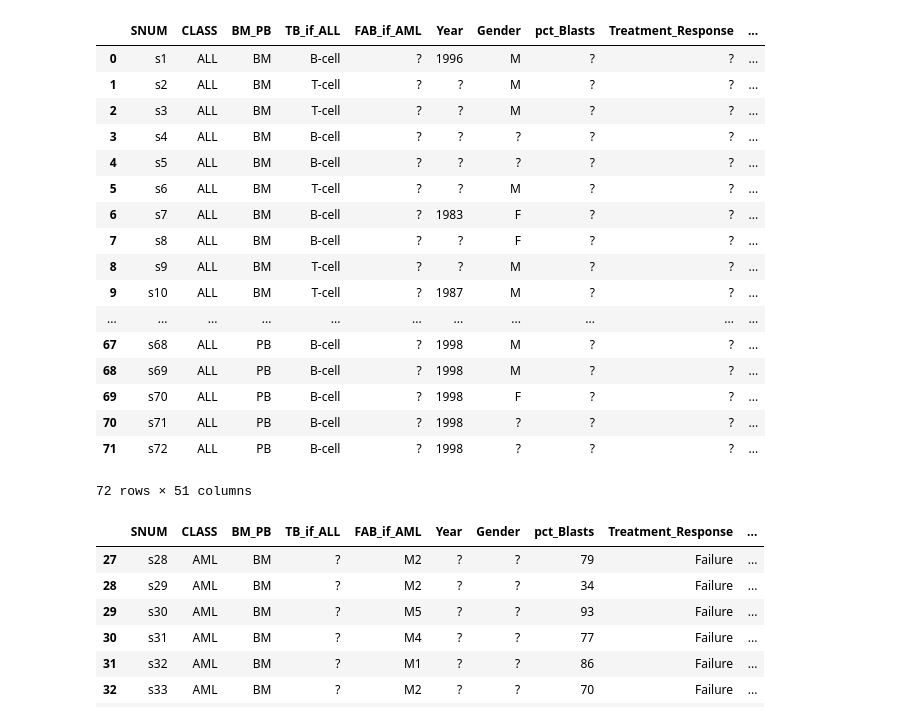
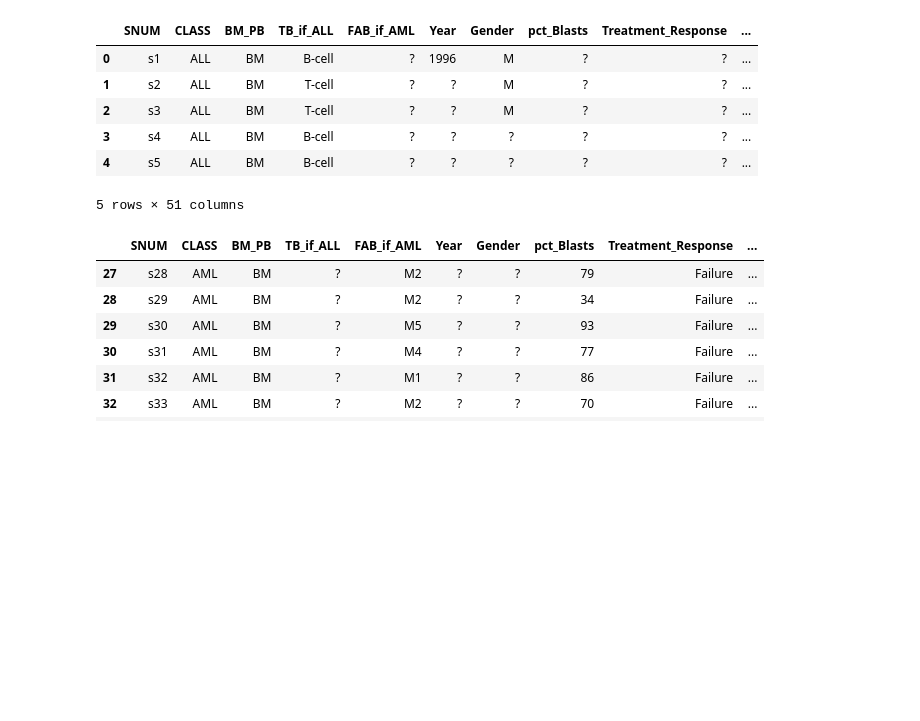
Before and after one commit to erfanMhi/kdnuggets-data-mining-course, a Jupyter notebook: Phase 5/Untitled.ipynb, the cells around one changed output. Cells and saved outputs as stored; diff of their text form; code cells hidden in the pictures; blank space fills up the shorter version.

```diff
--- a/Phase 5/Untitled.ipynb
+++ b/Phase 5/Untitled.ipynb
@@ -43,26 +44,15 @@ def download_file(url,output_file,unzip=False,output_dir='') :
 file = download_file(root_url + data_file,data_file,False,root_data)
 # %%
 data = pd.read_csv(file)
-data
+data.head(5)
 # %% [output]
 |  | SNUM | CLASS | BM_PB | TB_if_ALL | FAB_if_AML | Year | Gender | pct_Blasts | Treatment_Response | ... |
 | 0 | s1 | ALL | BM | B-cell | ? | 1996 | M | ? | ? | ... |
 | 1 | s2 | ALL | BM | T-cell | ? | ? | M | ? | ? | ... |
 | 2 | s3 | ALL | BM | T-cell | ? | ? | M | ? | ? | ... |
 | 3 | s4 | ALL | BM | B-cell | ? | ? | ? | ? | ? | ... |
 | 4 | s5 | ALL | BM | B-cell | ? | ? | ? | ? | ? | ... |
-| 5 | s6 | ALL | BM | T-cell | ? | ? | M | ? | ? | ... |
-| 6 | s7 | ALL | BM | B-cell | ? | 1983 | F | ? | ? | ... |
-| 7 | s8 | ALL | BM | B-cell | ? | ? | F | ? | ? | ... |
-| 8 | s9 | ALL | BM | T-cell | ? | ? | M | ? | ? | ... |
-| 9 | s10 | ALL | BM | T-cell | ? | 1987 | M | ? | ? | ... |
-| ... | ... | ... | ... | ... | ... | ... | ... | ... | ... | ... |
-| 67 | s68 | ALL | PB | B-cell | ? | 1998 | M | ? | ? | ... |
-| 68 | s69 | ALL | PB | B-cell | ? | 1998 | M | ? | ? | ... |
-| 69 | s70 | ALL | PB | B-cell | ? | 1998 | F | ? | ? | ... |
-| 70 | s71 | ALL | PB | B-cell | ? | 1998 | ? | ? | ? | ... |
-| 71 | s72 | ALL | PB | B-cell | ? | 1998 | ? | ? | ? | ... |
-72 rows × 51 columns
+5 rows × 51 columns
 # %%
 none_missing_tr_data = data[data['Treatment_Response'] != '?']
 none_missing_tr_data
```
Also changed, not shown: parts of 19 cells of this notebook, 27 other files.
